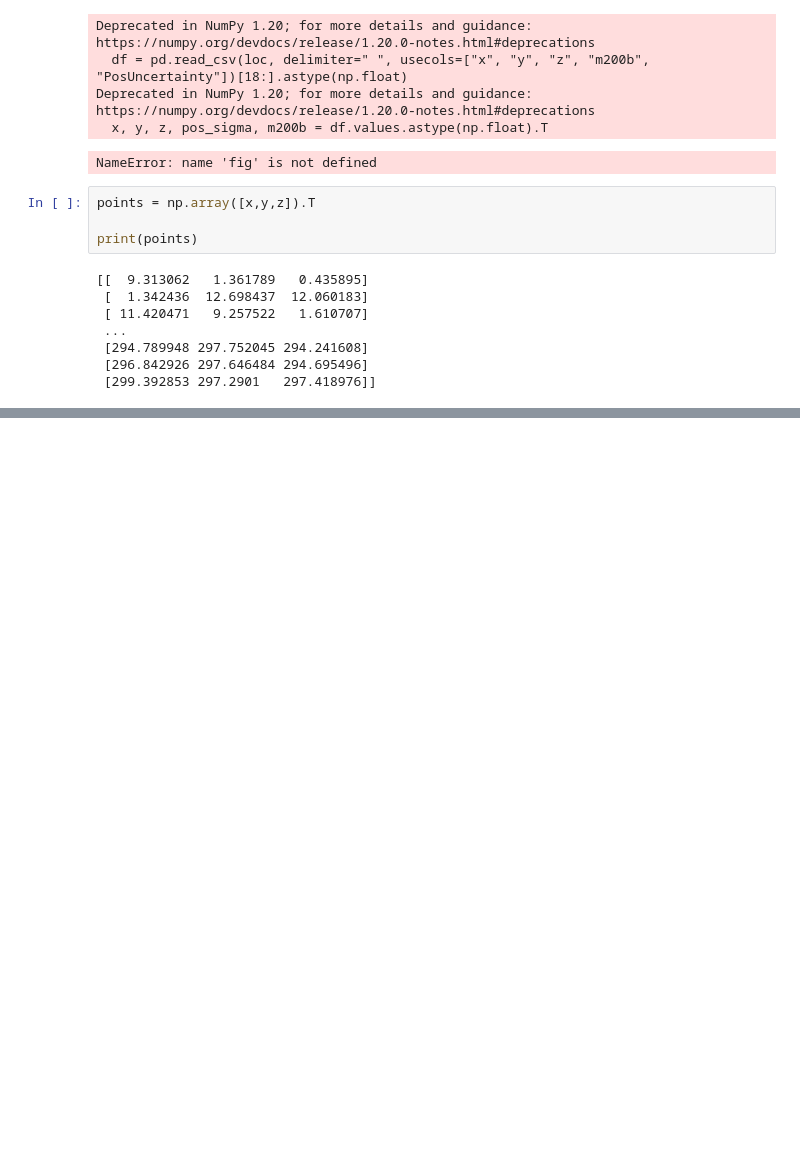
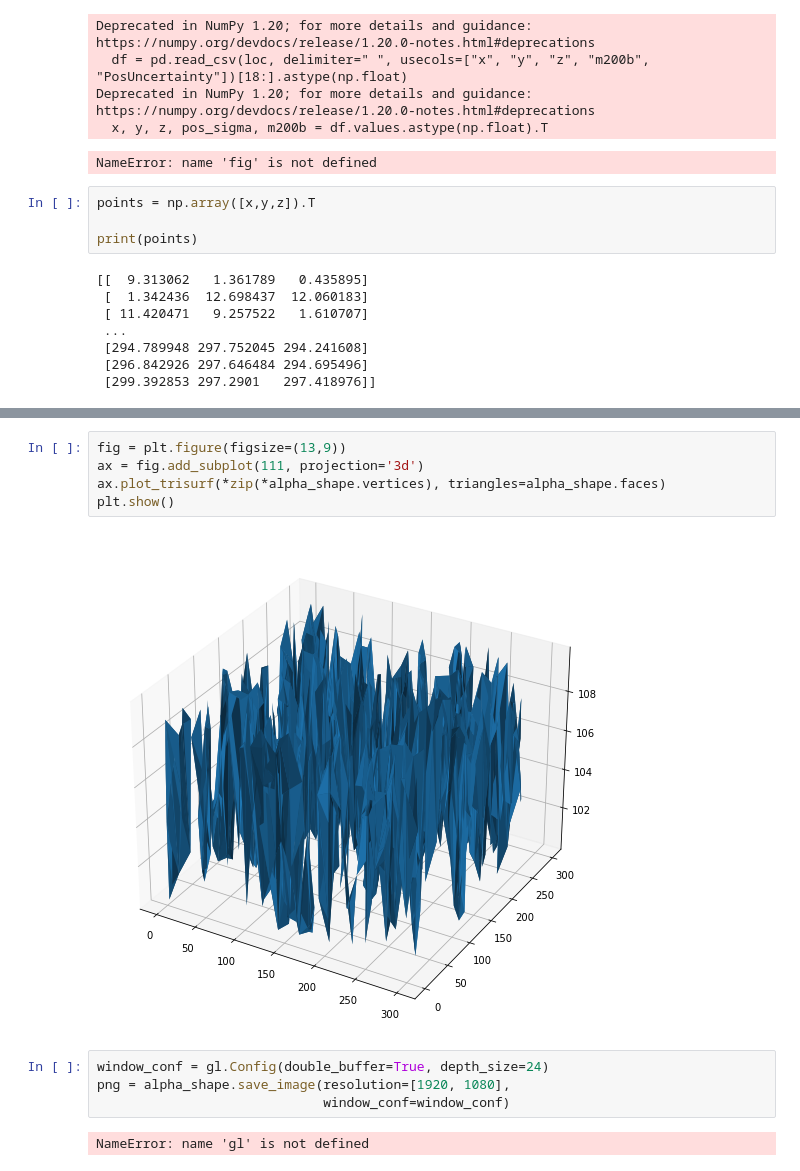
Before and after one commit to raul-bermejo/PHoH, a Jupyter notebook: 3dalpha_shape_viz.ipynb, the cells around one changed output, grey strips where cells are left out. Cells and saved outputs as stored; diff of their text form; blank space fills up the shorter version.

Commit message:
Tried to plot 3d alpha shape using matplotlib

```diff
--- a/3dalpha_shape_viz.ipynb
+++ b/3dalpha_shape_viz.ipynb
@@ -73,3 +73,16 @@ alpha_shape = alphashape.alphashape(points_s, 1/alpha)          # Note that the
 alpha_shape.show()
 # %% [output]
 [interactive output not drawn]
+# %%
+fig = plt.figure(figsize=(13,9))
+ax = fig.add_subplot(111, projection='3d')
+ax.plot_trisurf(*zip(*alpha_shape.vertices), triangles=alpha_shape.faces)
+plt.show()
+# %% [output]
+[figure, added]
+# %%
+window_conf = gl.Config(double_buffer=True, depth_size=24)
+png = alpha_shape.save_image(resolution=[1920, 1080],
+                             window_conf=window_conf)
+# %% [output]
+NameError: name 'gl' is not defined
```
